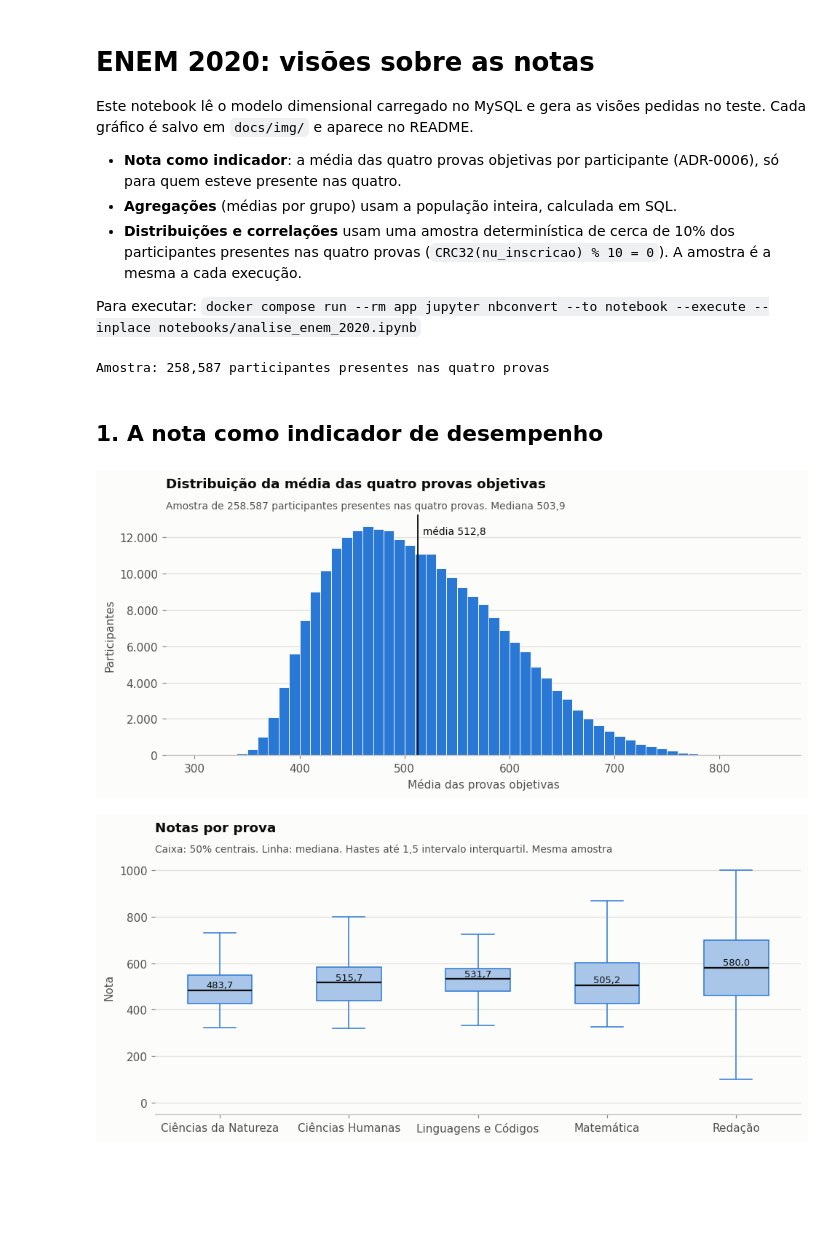
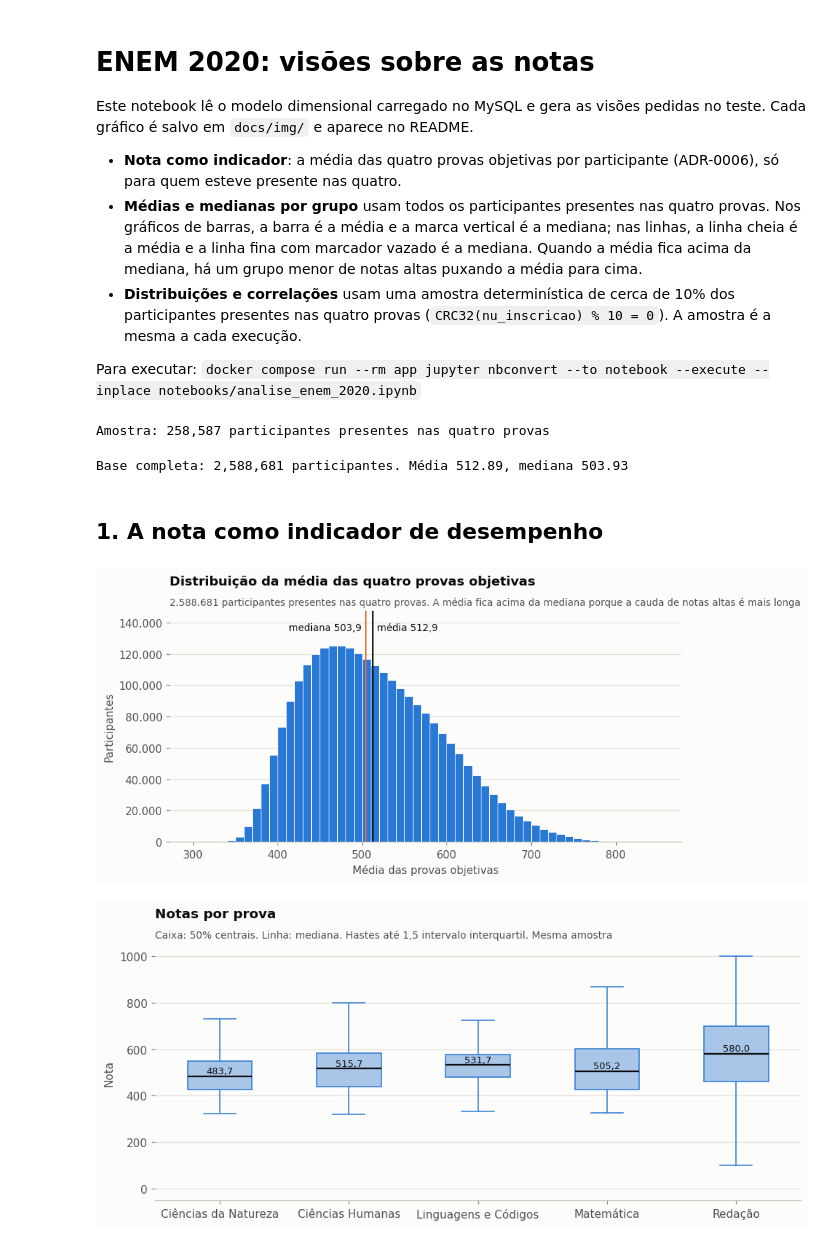
Before and after one commit to RCHRDYv/Teste-Analista-de-Dados-SX, a Jupyter notebook: notebooks/analise_enem_2020.ipynb, the cells around one changed output. Saved outputs shown, nothing was run; the diff lists cells and outputs as text; code cells hidden in the pictures; blank space fills up the shorter version.

```diff
--- a/notebooks/analise_enem_2020.ipynb
+++ b/notebooks/analise_enem_2020.ipynb
@@ -4,7 +4,7 @@
 Este notebook lê o modelo dimensional carregado no MySQL e gera as visões pedidas no teste. Cada gráfico é salvo em `docs/img/` e aparece no README.
 
 - **Nota como indicador**: a média das quatro provas objetivas por participante (ADR-0006), só para quem esteve presente nas quatro.
-- **Agregações** (médias por grupo) usam a população inteira, calculada em SQL.
+- **Médias e medianas por grupo** usam todos os participantes presentes nas quatro provas. Nos gráficos de barras, a barra é a média e a marca vertical é a mediana; nas linhas, a linha cheia é a média e a linha fina com marcador vazado é a mediana. Quando a média fica acima da mediana, há um grupo menor de notas altas puxando a média para cima.
 - **Distribuições e correlações** usam uma amostra determinística de cerca de 10% dos participantes presentes nas quatro provas (`CRC32(nu_inscricao) % 10 = 0`). A amostra é a mesma a cada execução.
 
 Para executar: `docker compose run --rm app jupyter nbconvert --to notebook --execute --inplace notebooks/analise_enem_2020.ipynb`
@@ -111,23 +160,48 @@ amostra = consultar("""
 print(f"Amostra: {len(amostra):,} participantes presentes nas quatro provas")
 # %% [output]
 Amostra: 258,587 participantes presentes nas quatro provas
+# %%
+# Base completa dos presentes nas quatro provas, com os atributos usados nos
+# agrupamentos. Média e mediana por grupo saem desta mesma base.
+base = consultar_grande("""
+    SELECT CAST(f.nu_media_objetivas AS DOUBLE) AS media, f.tp_status_redacao,
+           p.tp_faixa_etaria, p.ds_faixa_etaria, p.ds_sexo, p.ds_cor_raca, p.ds_escola,
+           e.ds_dependencia_adm_esc, l.sg_uf_prova, q.q002, q.q006, q.q024, q.q025
+    FROM fato_participacao f
+    JOIN dim_perfil p ON p.sk_perfil = f.sk_perfil
+    JOIN dim_escola e ON e.sk_escola = f.sk_escola
+    JOIN dim_local_prova l ON l.sk_local_prova = f.sk_local_prova
+    JOIN dim_questionario q ON q.nu_inscricao = f.nu_inscricao
+    WHERE f.nu_media_objetivas IS NOT NULL
+""")
+for coluna in base.columns.drop("media"):
+    base[coluna] = base[coluna].astype("category")
+geral = base["media"].mean()
+print(f"Base completa: {len(base):,} participantes. Média {geral:.2f}, mediana {base['media'].median():.2f}")
+# %% [output]
+Base completa: 2,588,681 participantes. Média 512.89, mediana 503.93
 # %% [markdown]
 ## 1. A nota como indicador de desempenho
 # %%
 fig, ax = plt.subplots(figsize=(9, 4.2))
-ax.hist(amostra["media"], bins=np.arange(300, 860, 10), color=AZUL, edgecolor=SUPERFICIE, linewidth=0.6)
-media_geral = amostra["media"].mean()
-mediana = amostra["media"].median()
+ax.hist(base["media"], bins=np.arange(300, 860, 10), color=AZUL, edgecolor=SUPERFICIE, linewidth=0.6)
+media_geral = base["media"].mean()
+mediana = base["media"].median()
+topo = ax.get_ylim()[1] * 1.12  # espaço acima das barras para os rótulos
+ax.set_ylim(0, topo)
 ax.axvline(media_geral, color=TINTA, linewidth=1.2)
-ax.text(media_geral + 5, ax.get_ylim()[1] * 0.92, f"média {num(media_geral)}", color=TINTA, fontsize=9)
+ax.text(media_geral + 5, topo * 0.95, f"média {num(media_geral)}", color=TINTA, fontsize=9, va="top")
+ax.axvline(mediana, color=SERIES[1], linewidth=1.2)
+ax.text(mediana - 5, topo * 0.95, f"mediana {num(mediana)}", color=TINTA, fontsize=9, ha="right", va="top")
 ax.set_title("Distribuição da média das quatro provas objetivas")
-subtitulo(ax, f"Amostra de {num(len(amostra), 0)} participantes presentes nas quatro provas. Mediana {num(mediana)}")
+subtitulo(ax, f"{num(len(base), 0)} participantes presentes nas quatro provas. "
+              "A média fica acima da mediana porque a cauda de notas altas é mais longa")
 ax.set_xlabel("Média das provas objetivas")
 ax.set_ylabel("Participantes")
 ax.yaxis.set_major_formatter(lambda v, _: num(v, 0))
 salvar(fig, "01_distribuicao_media")
 # %% [output]
-[figure, old version]
+[figure, new version]
 # %%
 longo = amostra.melt(value_vars=list(PROVAS) + ["nu_nota_redacao"], var_name="prova", value_name="nota")
 longo["prova"] = longo["prova"].map({**PROVAS, "nu_nota_redacao": "Redação"})
```
Also changed, not shown: parts of 9 cells of this notebook, 10 other files.
